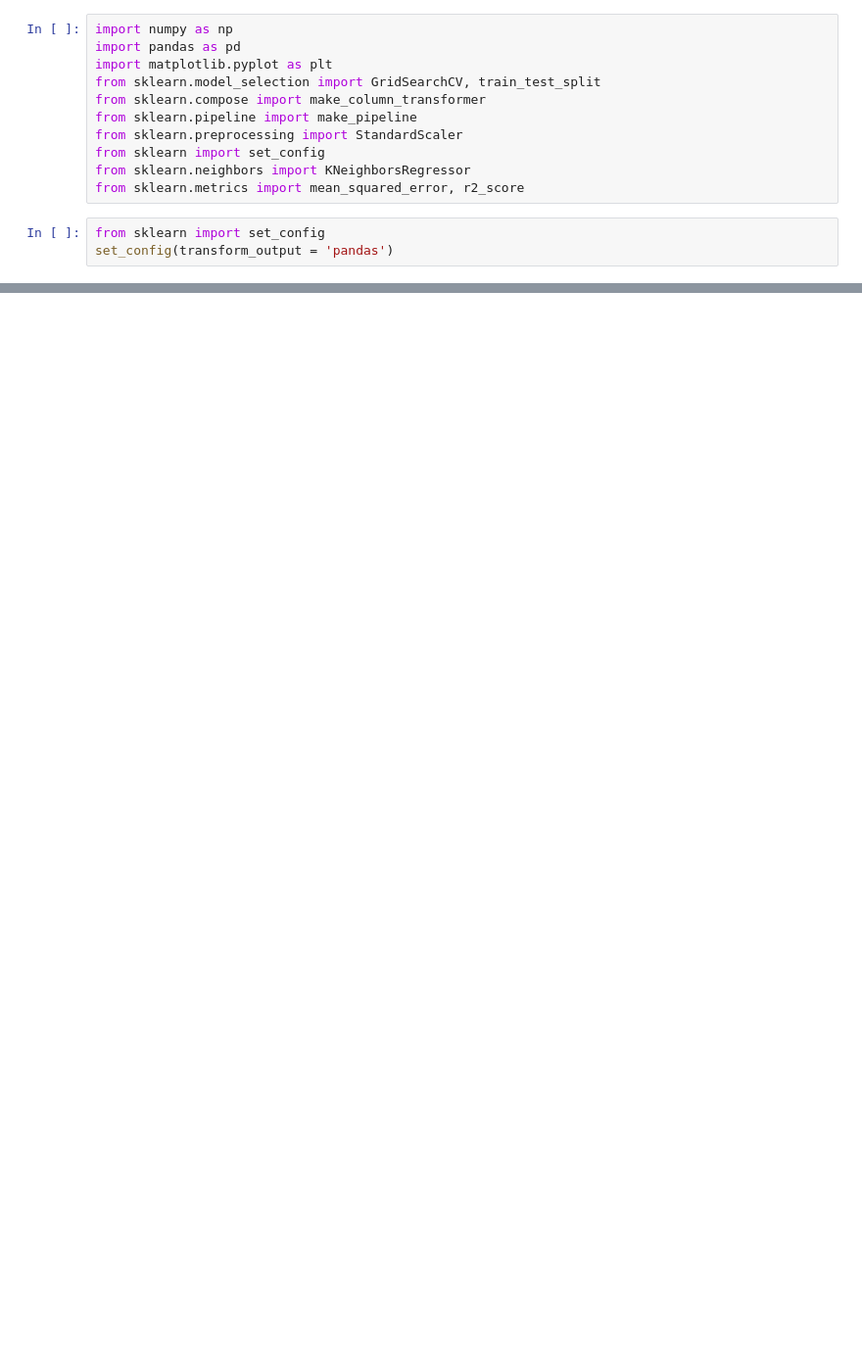
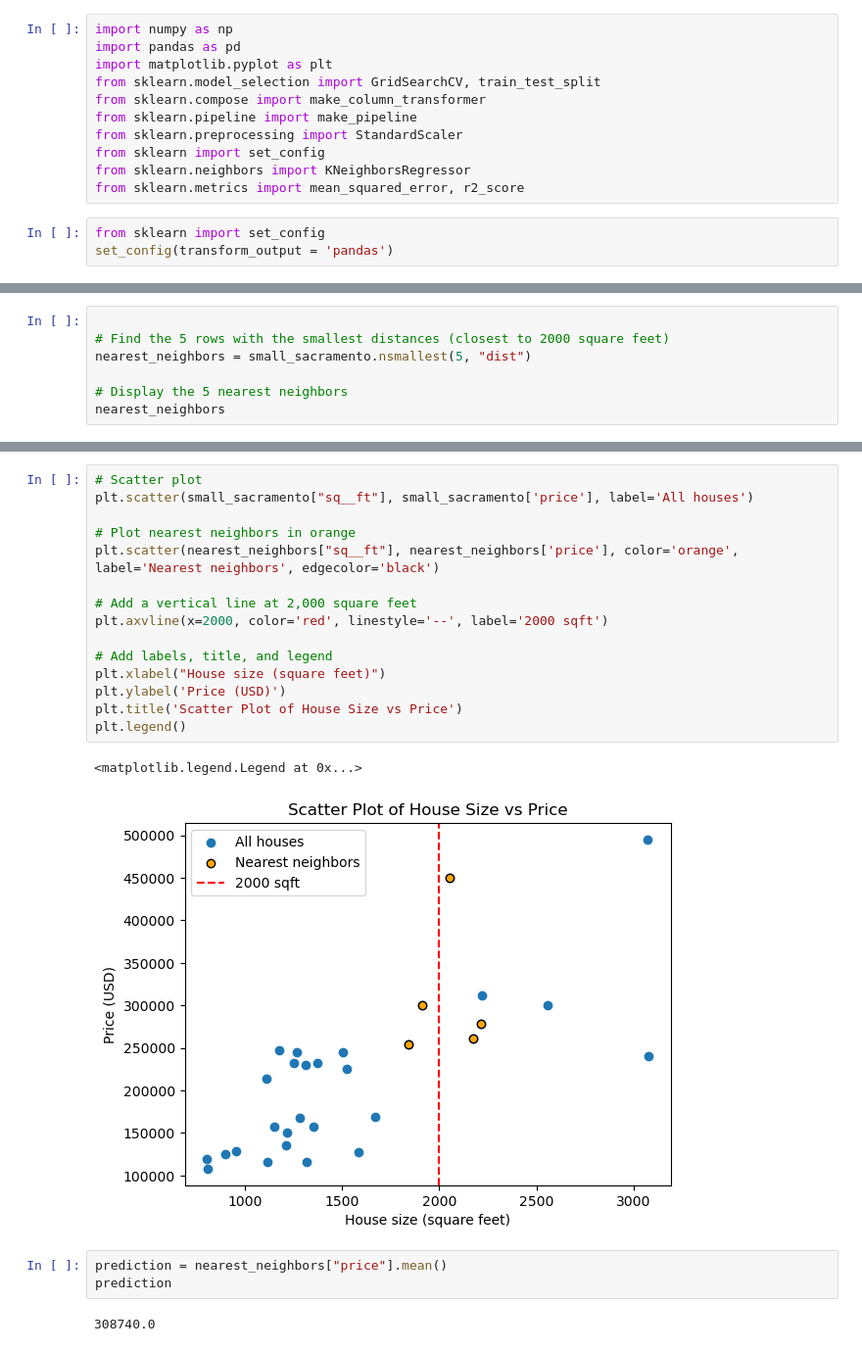
Before and after one commit to jcpeinado/LCR, a Jupyter notebook: 01_materials/notebooks/class_notes_01-09-2025.ipynb, the cells around one changed output, grey strips where cells are left out. Shown at 98% size. Cells and saved outputs as stored; diff of their text form; blank space fills up the shorter version.

```diff
--- a/01_materials/notebooks/class_notes_01-09-2025.ipynb
+++ b/01_materials/notebooks/class_notes_01-09-2025.ipynb
@@ -20,0 +83,7 @@ FileNotFoundError: [Errno 2] No such file or directory: 'dataset/sacramento.csv'
+# %%
+
+# Find the 5 rows with the smallest distances (closest to 2000 square feet)
+nearest_neighbors = small_sacramento.nsmallest(5, "dist")
+
+# Display the 5 nearest neighbors
+nearest_neighbors
@@ -20,0 +97,23 @@ FileNotFoundError: [Errno 2] No such file or directory: 'dataset/sacramento.csv'
+# %%
+# Scatter plot
+plt.scatter(small_sacramento["sq__ft"], small_sacramento['price'], label='All houses')
+
+# Plot nearest neighbors in orange
+plt.scatter(nearest_neighbors["sq__ft"], nearest_neighbors['price'], color='orange', label='Nearest neighbors', edgecolor='black')
+
+# Add a vertical line at 2,000 square feet
+plt.axvline(x=2000, color='red', linestyle='--', label='2000 sqft')
+
+# Add labels, title, and legend
+plt.xlabel("House size (square feet)")
+plt.ylabel('Price (USD)')
+plt.title('Scatter Plot of House Size vs Price')
+plt.legend()
+# %% [output]
+<matplotlib.legend.Legend at 0x...>
+[figure, added]
+# %%
+prediction = nearest_neighbors["price"].mean()
+prediction
+# %% [output]
+308740.0
```
Also changed, not shown: parts of 20 cells of this notebook, 1 other file.
